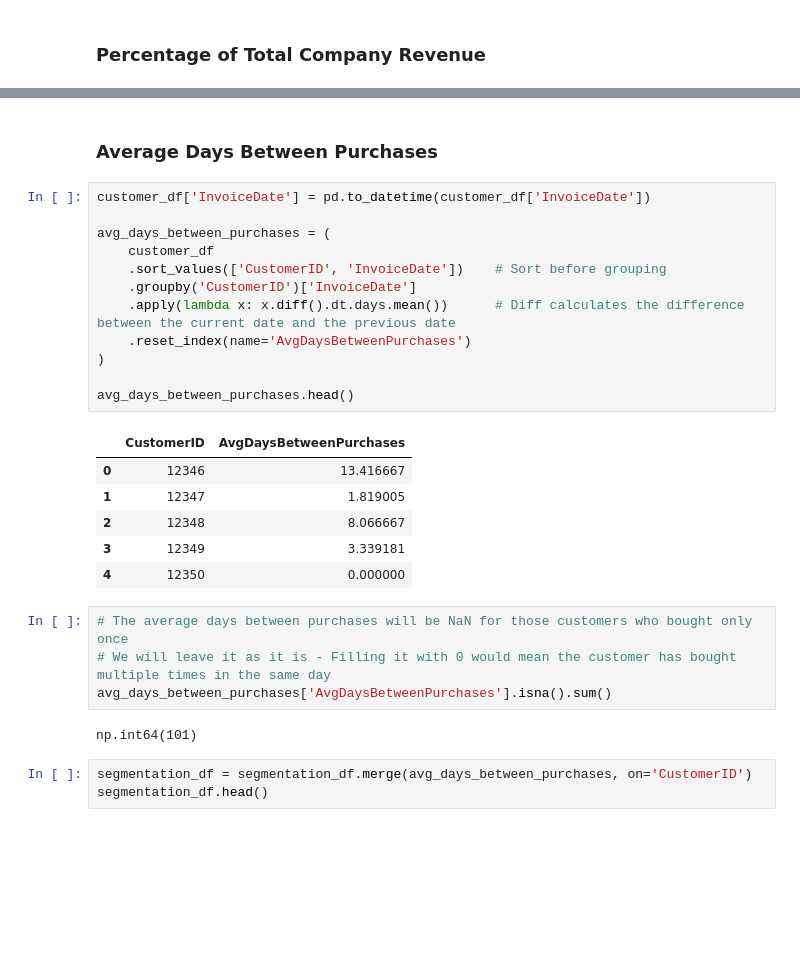
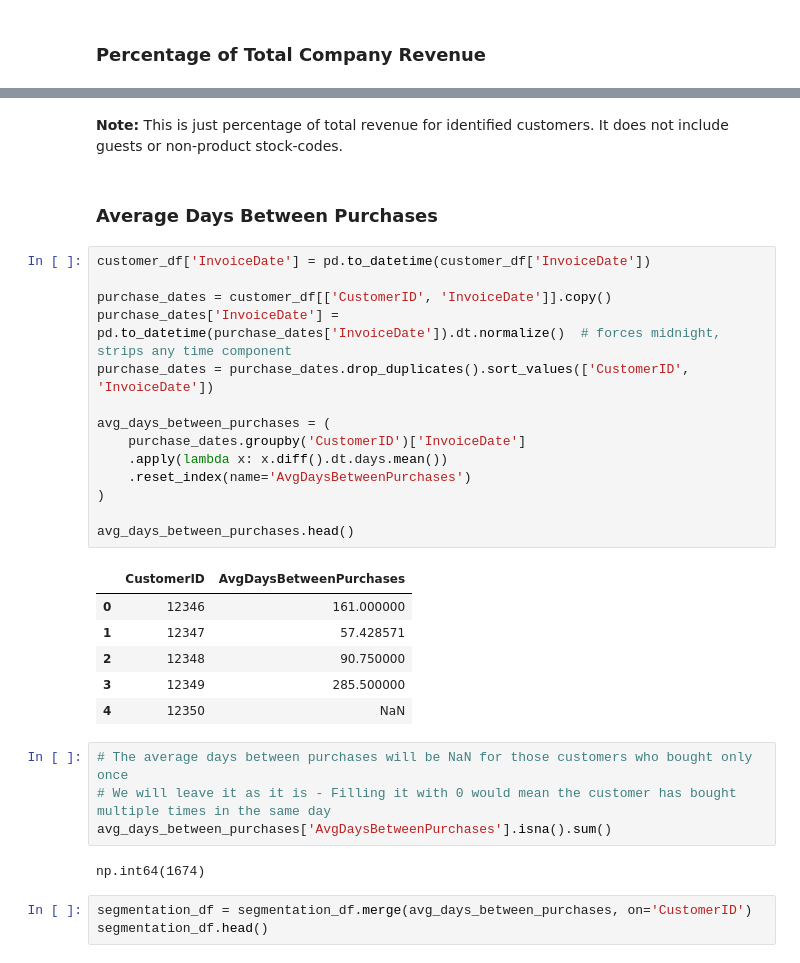
Before and after one commit to Mansi-Jadhav/Customer-Analytics, a Jupyter notebook: 03_RFM_Clustering.ipynb, the cells around one changed output, grey strips where cells are left out. Saved outputs shown, nothing was run; the diff lists cells and outputs as text; blank space fills up the shorter version.

```diff
--- a/03_RFM_Clustering.ipynb
+++ b/03_RFM_Clustering.ipynb
@@ -474,30 +611,34 @@ segmentation_df.head()
+# %% [markdown]
+**Note:** This is just percentage of total revenue for identified customers. It does not include guests or non-product stock-codes.
 # %% [markdown]
 ### Average Days Between Purchases
 # %%
 customer_df['InvoiceDate'] = pd.to_datetime(customer_df['InvoiceDate'])
 
+purchase_dates = customer_df[['CustomerID', 'InvoiceDate']].copy()
+purchase_dates['InvoiceDate'] = pd.to_datetime(purchase_dates['InvoiceDate']).dt.normalize()  # forces midnight, strips any time component
+purchase_dates = purchase_dates.drop_duplicates().sort_values(['CustomerID', 'InvoiceDate'])
+
 avg_days_between_purchases = (
-    customer_df
-    .sort_values(['CustomerID', 'InvoiceDate'])    # Sort before grouping
-    .groupby('CustomerID')['InvoiceDate']
-    .apply(lambda x: x.diff().dt.days.mean())      # Diff calculates the difference between the current date and the previous date
+    purchase_dates.groupby('CustomerID')['InvoiceDate']
+    .apply(lambda x: x.diff().dt.days.mean())
     .reset_index(name='AvgDaysBetweenPurchases')
 )
 
 avg_days_between_purchases.head()
 # %% [output]
 |  | CustomerID | AvgDaysBetweenPurchases |
-| 0 | 12346 | 13.416667 |
-| 1 | 12347 | 1.819005 |
-| 2 | 12348 | 8.066667 |
-| 3 | 12349 | 3.339181 |
-| 4 | 12350 | 0.000000 |
+| 0 | 12346 | 161.000000 |
+| 1 | 12347 | 57.428571 |
+| 2 | 12348 | 90.750000 |
+| 3 | 12349 | 285.500000 |
+| 4 | 12350 | NaN |
 # %%
 # The average days between purchases will be NaN for those customers who bought only once
 # We will leave it as it is - Filling it with 0 would mean the customer has bought multiple times in the same day
 avg_days_between_purchases['AvgDaysBetweenPurchases'].isna().sum()
 # %% [output]
-np.int64(101)
+np.int64(1674)
 # %%
 segmentation_df = segmentation_df.merge(avg_days_between_purchases, on='CustomerID')
 segmentation_df.head()
```
Also changed, not shown: parts of 47 cells of this notebook.
